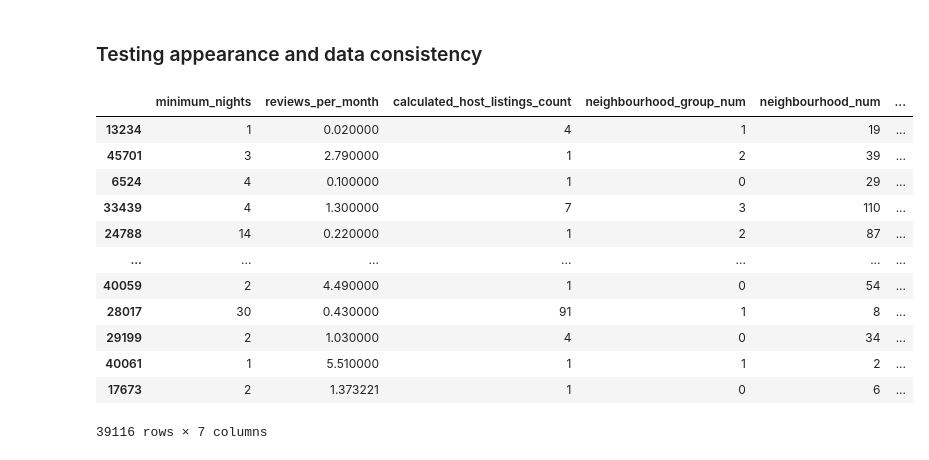
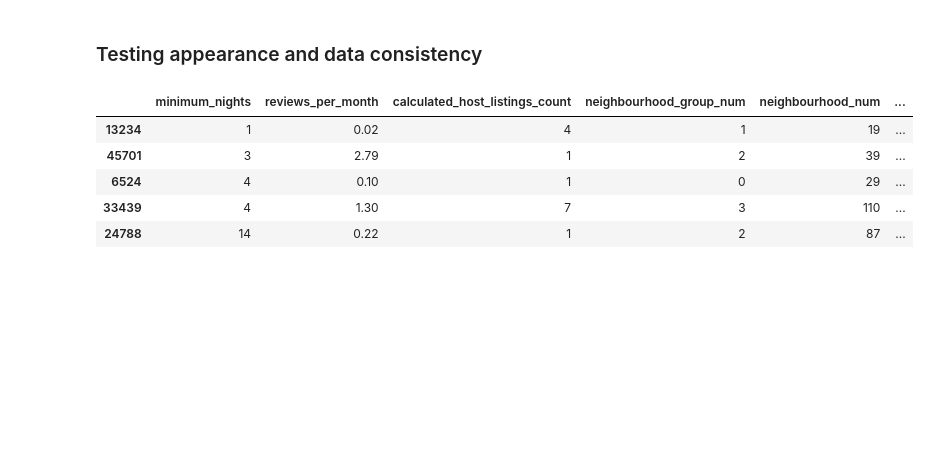
Before and after one commit to 4GeeksAcademy/kiko-bar_Data-Preprocessing-EDA_v2, a Jupyter notebook: src/explore.ipynb, the cells around one changed output. Cells and saved outputs as stored; diff of their text form; code cells hidden in the pictures; blank space fills up the shorter version.

```diff
--- a/src/explore.ipynb
+++ b/src/explore.ipynb
@@ -672,19 +661,12 @@ X_test_WITHOUT_outliers_scal = pd.DataFrame(X_test_WITHOUT_outliers_scal, index
 # %% [markdown]
 ### Testing appearance and data consistency
 # %%
-X_train_WITH_outliers
+X_train_WITH_outliers.head()
 # %% [output]
 |  | minimum_nights | reviews_per_month | calculated_host_listings_count | neighbourhood_group_num | neighbourhood_num | ... |
-| 13234 | 1 | 0.020000 | 4 | 1 | 19 | ... |
-| 45701 | 3 | 2.790000 | 1 | 2 | 39 | ... |
-| 6524 | 4 | 0.100000 | 1 | 0 | 29 | ... |
-| 33439 | 4 | 1.300000 | 7 | 3 | 110 | ... |
-| 24788 | 14 | 0.220000 | 1 | 2 | 87 | ... |
-| ... | ... | ... | ... | ... | ... | ... |
-| 40059 | 2 | 4.490000 | 1 | 0 | 54 | ... |
-| 28017 | 30 | 0.430000 | 91 | 1 | 8 | ... |
-| 29199 | 2 | 1.030000 | 4 | 0 | 34 | ... |
-| 40061 | 1 | 5.510000 | 1 | 1 | 2 | ... |
-| 17673 | 2 | 1.373221 | 1 | 0 | 6 | ... |
+| 13234 | 1 | 0.02 | 4 | 1 | 19 | ... |
+| 45701 | 3 | 2.79 | 1 | 2 | 39 | ... |
+| 6524 | 4 | 0.10 | 1 | 0 | 29 | ... |
+| 33439 | 4 | 1.30 | 7 | 3 | 110 | ... |
+| 24788 | 14 | 0.22 | 1 | 2 | 87 | ... |
-39116 rows × 7 columns
 # %%
```
Also changed, not shown: parts of 12 cells of this notebook, 14 other files.
